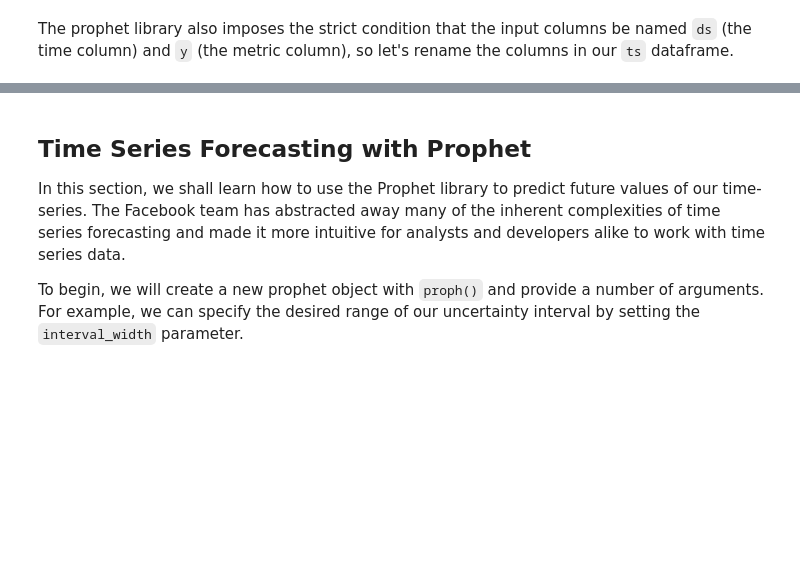
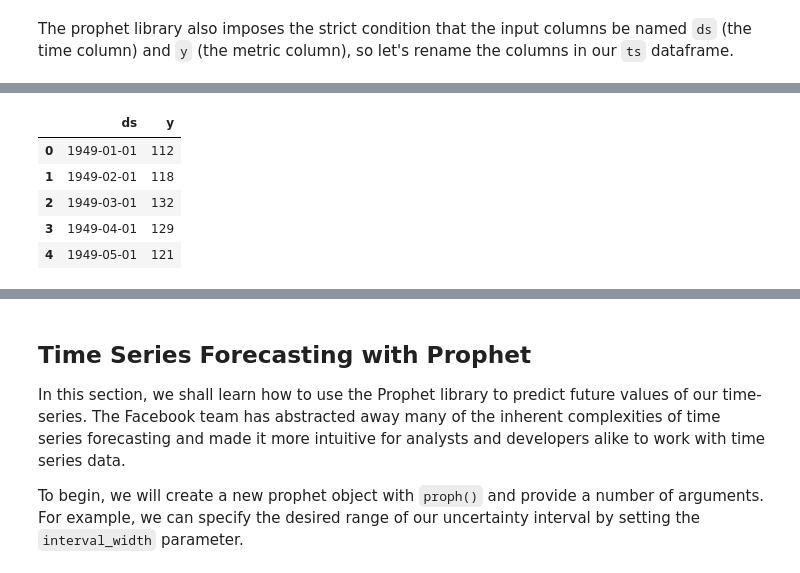
Before and after one commit to giorosati/dsc-3-26-09-facebook-prophet-lab-online-ds-pt-100118, a Jupyter notebook: index.ipynb, the cells around one changed output, grey strips where cells are left out. Saved outputs shown, nothing was run; the diff lists cells and outputs as text; code cells hidden in the pictures; blank space fills up the shorter version.

```diff
--- a/index.ipynb
+++ b/index.ipynb
@@ -94,10 +102,18 @@ The prophet library also imposes the strict condition that the input columns be
 # %%
 # Rename the columns [Month, AirPassengers] to [ds, y]
-
+ts = ts.rename(columns={'Month': 'ds', '#Passengers': 'y'})
+ts.head()
 
 #    ds          y
 # 1949-01-01	112
 # 1949-02-01	118
 # 1949-03-01	132
 # 1949-04-01	129
 # 1949-05-01	121
+# %% [output]
+|  | ds | y |
+| 0 | 1949-01-01 | 112 |
+| 1 | 1949-02-01 | 118 |
+| 2 | 1949-03-01 | 132 |
+| 3 | 1949-04-01 | 129 |
+| 4 | 1949-05-01 | 121 |
```
Also changed, not shown: parts of 11 cells of this notebook.
